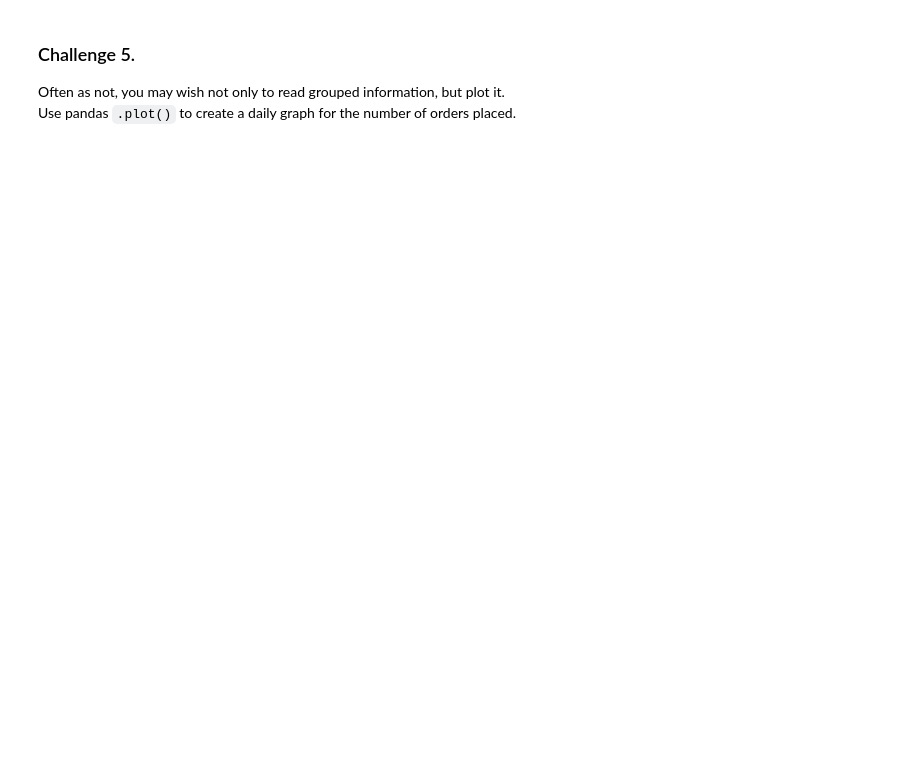
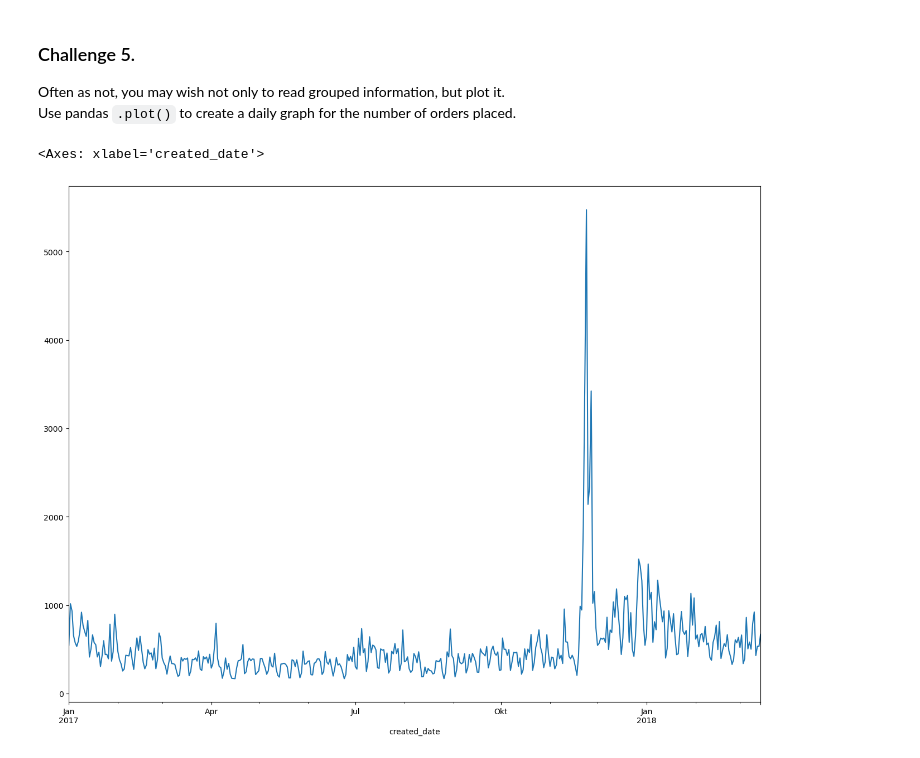
Before and after one commit to Cooljoe67/eniac_data_cleaning, a Jupyter notebook: 3_datetime_challenges.ipynb, the cells around one changed output. Saved outputs shown, nothing was run; the diff lists cells and outputs as text; code cells hidden in the pictures; blank space fills up the shorter version.

```diff
--- a/3_datetime_challenges.ipynb
+++ b/3_datetime_challenges.ipynb
@@ -357,0 +379,5 @@ Use pandas `.plot()` to create a daily graph for the number of orders placed.
+# %%
+orders_df.resample('D',on='created_date')['order_id'].count().plot(kind='line',figsize=(16, 12))
+# %% [output]
+<Axes: xlabel='created_date'>
+[figure, added]
```
Also changed, not shown: parts of 12 cells of this notebook, 2 other files.
